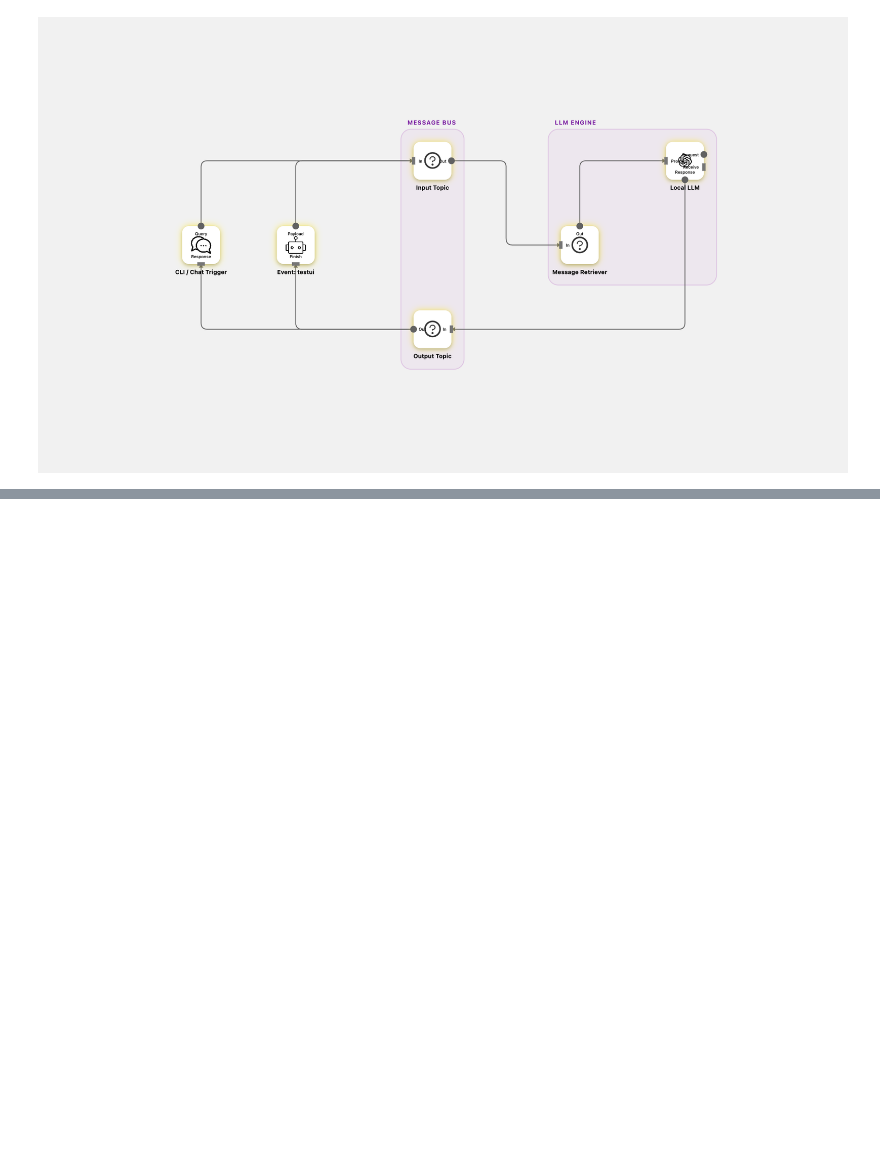
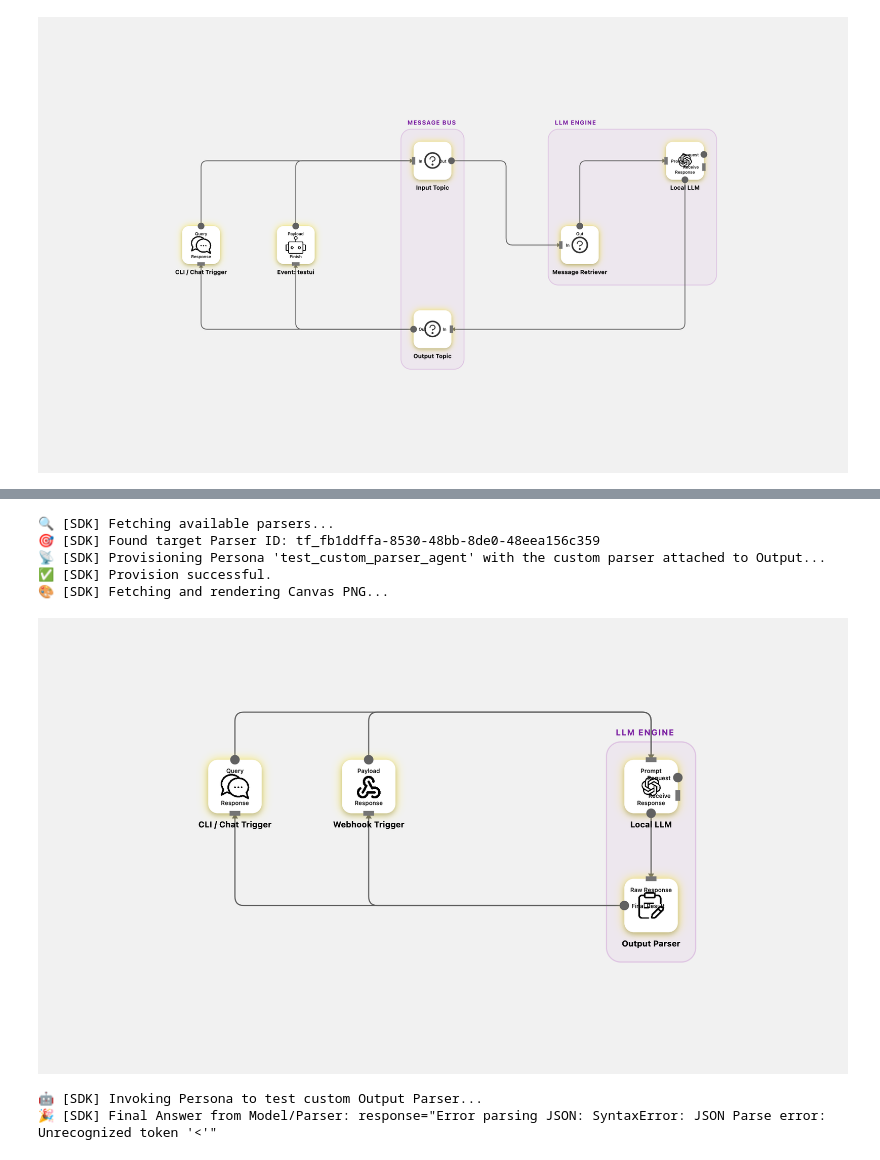
Before and after one commit to teamajayji/ajayji-python-sdk, a Jupyter notebook: Untitled.ipynb, the cells around one changed output, grey strips where cells are left out. Cells and saved outputs as stored; diff of their text form; code cells hidden in the pictures; blank space fills up the shorter version.

```diff
--- a/Untitled.ipynb
+++ b/Untitled.ipynb
@@ -1155,0 +1225,78 @@ The autoreload extension is already loaded. To reload it, use:
+# %%
+%load_ext autoreload
+%autoreload 2
+
+import asyncio
+from ajayji import SDK
+
+async def create_persona_with_custom_parser():
+    sdk = SDK()
+    agent_id = "test_custom_parser_agent"
+
+    # 1. Fetch the newly created parser from the database
+    print("🔍 [SDK] Fetching available parsers...")
+    res_parser = await sdk.parser_management.list_parsers_async()
+
+    # Find our specific "Jupyter Python Parser"
+    target_parser_id = None
+    if res_parser.parsers:
+        for parser in res_parser.parsers:
+            if parser.name == "Jupyter Python Parser":
+                target_parser_id = parser.id
+                break
+
+    if not target_parser_id:
+        print("❌ [SDK] Could not find 'Jupyter Python Parser'. Did Phase 1 succeed?")
+        return
+
+    print(f"🎯 [SDK] Found target Parser ID: {target_parser_id}")
+    print(f"📡 [SDK] Provisioning Persona '{agent_id}' with the custom parser attached to Output...")
+
+    # 2. Provision a new Persona that uses our parser on the output!
+    await sdk.persona_orchestration.create_persona_async(
+        agent_id=agent_id,
+        agent_name="Custom Parser Tester",
+        model="gemma-3-1b-it-Q5_K_M.gguf",
+        system_prompt="You are a helpful assistant.",
+        enable_webhook=True,
+
+        # Attach our custom parser ONLY to the output
+        output_parser_id=target_parser_id
+    )
+    print("✅ [SDK] Provision successful.")
+
+    print(f"🎨 [SDK] Fetching and rendering Canvas PNG...")
+    await sdk.persona_orchestration.display_async(id=agent_id)
+
+await create_persona_with_custom_parser()
+# %% [output]
+🔍 [SDK] Fetching available parsers...
+🎯 [SDK] Found target Parser ID: tf_fb1ddffa-8530-48bb-8de0-48eea156c359
+📡 [SDK] Provisioning Persona 'test_custom_parser_agent' with the custom parser attached to Output...
+✅ [SDK] Provision successful.
+🎨 [SDK] Fetching and rendering Canvas PNG...
+[figure, added]
+# %%
+async def test_invoke_with_parser():
+    sdk = SDK()
+    agent_id = "test_custom_parser_agent"
+
+    print("🤖 [SDK] Invoking Persona to test custom Output Parser...")
+
+    # We pass a simple query to the local LLM.
+    # Because we did not attach a tool proxy, the LLM will just respond with standard text.
+    # We will specifically ask it to output JSON with an "exampleKey" so our parser can catch it.
+    invoke_response = await sdk.persona_orchestration.invoke_persona_async(
+        id=agent_id,
+        request_body={
+            "query": "Please reply with a strictly formatted JSON object containing exactly one key called 'exampleKey', and set its value to 'This was parsed successfully!'"
+        },
+        timeout_ms=120000
+    )
+
+    print(f"🎉 [SDK] Final Answer from Model/Parser: {invoke_response}")
+
+await test_invoke_with_parser()
+# %% [output]
+🤖 [SDK] Invoking Persona to test custom Output Parser...
+🎉 [SDK] Final Answer from Model/Parser: response="Error parsing JSON: SyntaxError: JSON Parse error: Unrecognized token '<'"
```
Also changed, not shown: parts of 5 cells of this notebook, 20 other files.
